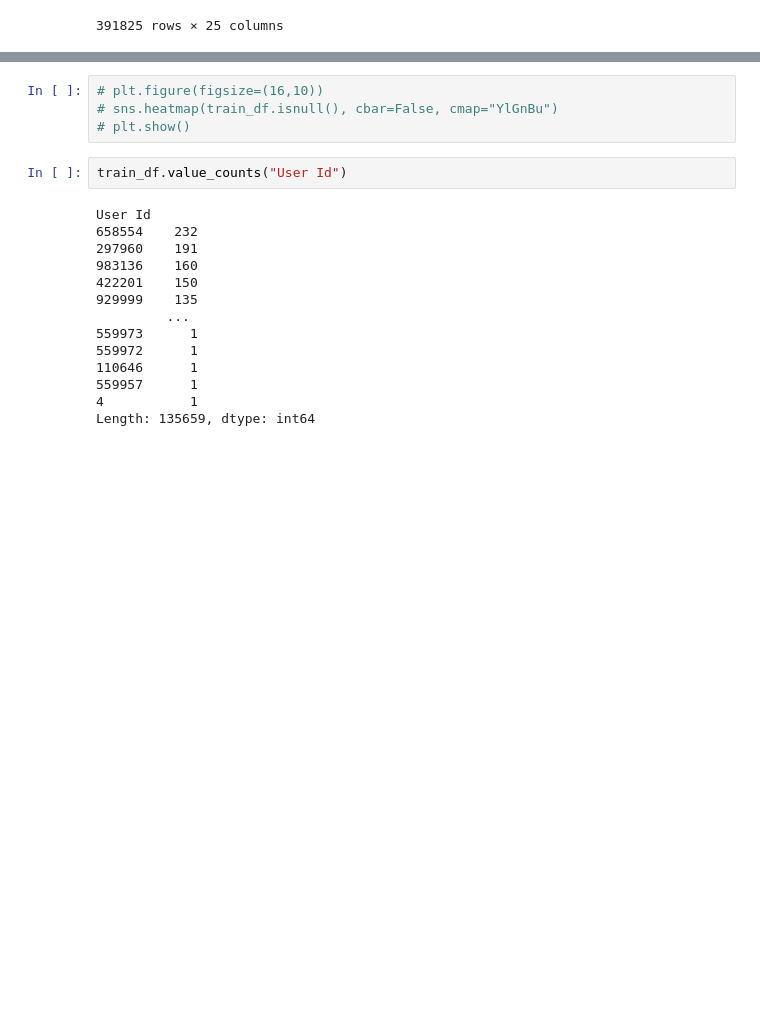
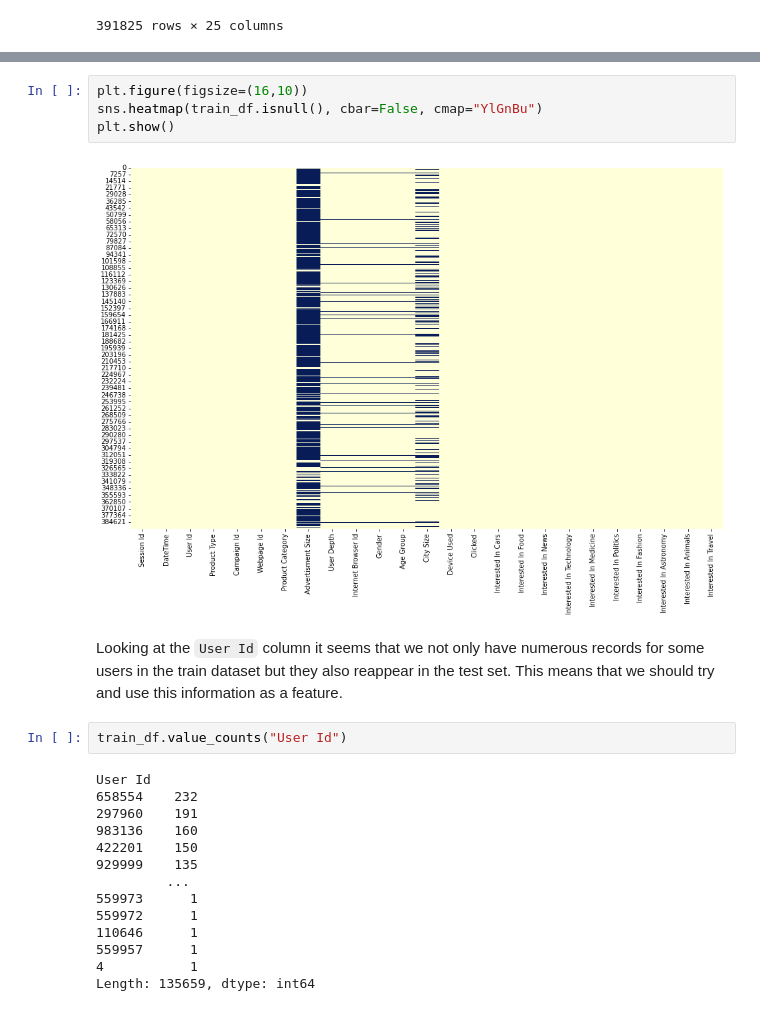
Before and after one commit to mrslacklines/recruitment_click_prediction, a Jupyter notebook: click_prediction.ipynb, the cells around one changed output, grey strips where cells are left out. Cells and saved outputs as stored; diff of their text form; blank space fills up the shorter version.

```diff
--- a/click_prediction.ipynb
+++ b/click_prediction.ipynb
@@ -175,7 +224,11 @@ memory usage: 74.7+ MB
 # %%
-# plt.figure(figsize=(16,10))
-# sns.heatmap(train_df.isnull(), cbar=False, cmap="YlGnBu")
-# plt.show()
+plt.figure(figsize=(16,10))
+sns.heatmap(train_df.isnull(), cbar=False, cmap="YlGnBu")
+plt.show()
+# %% [output]
+[figure, added]
+# %% [markdown]
+Looking at the `User Id` column it seems that we not only have numerous records for some users in the train dataset but they also reappear in the test set. This means that we should try and use this information as a feature.
 # %%
 train_df.value_counts("User Id")
 # %% [output]
```
Also changed, not shown: parts of 127 cells of this notebook, 2 other files.
